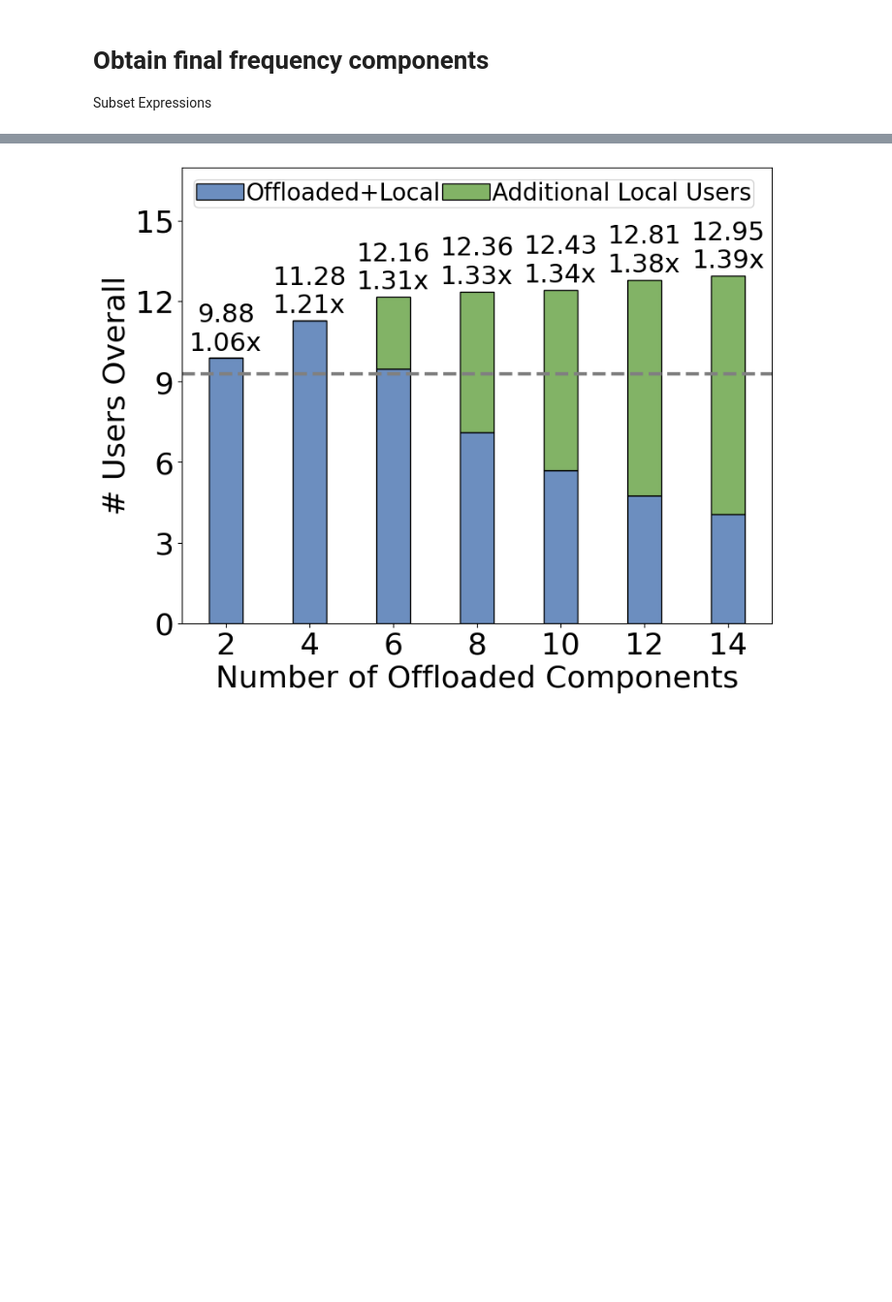
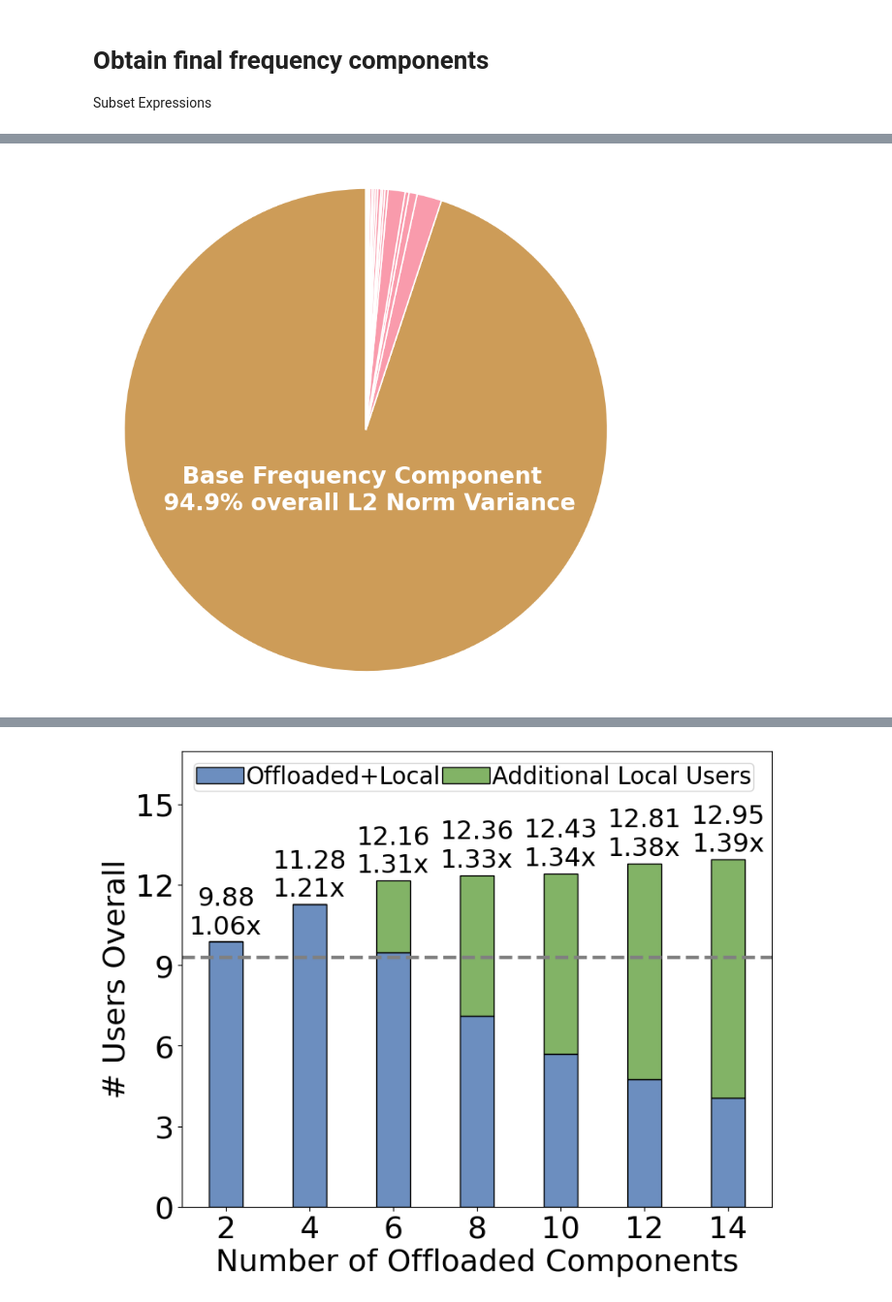
Before and after one commit to georgia-tech-synergy-lab/Privatar, a Jupyter notebook: experiment_scripts/figure_drawer/results_fig.ipynb, the cells around one changed output, grey strips where cells are left out. Shown at 97% size. Saved outputs shown, nothing was run; the diff lists cells and outputs as text; code cells hidden in the pictures; blank space fills up the shorter version.

```diff
--- a/experiment_scripts/figure_drawer/results_fig.ipynb
+++ b/experiment_scripts/figure_drawer/results_fig.ipynb
@@ -160,0 +107,48 @@ plt.show()
+# %%
+# Pie chart of L2 Norm Variance by frequency component
+fig = plt.figure(figsize=[10, 10])
+ax = plt.subplot(111)
+values = acc_bdct_only_wo_hp
+num = len(values)
+
+total = float(sum(values))
+
+# Colors: largest slice #990000, others light grey
+max_idx = int(np.argmax(values)) if num > 0 else -1
+colors = ["#F99BAC"] * num
+if max_idx >= 0:
+    colors[max_idx] = "#CD9C58"
+
+wedges, texts, autotexts = ax.pie(
+    values,
+    labels=None,
+    autopct='%1.0f%%',  # placeholder; we'll overwrite text
+    startangle=90,
+    colors=colors,
+    textprops={'fontsize': 22, 'color': 'white'},
+    pctdistance=0.58,
+    wedgeprops={'linewidth': 1.5, 'edgecolor': 'white'}
+)
+ax.axis('equal')
+
+# Remove all index labels; only label the largest slice
+# for i, autotext in enumerate(autotexts):
+#     if i == max_idx:
+#         autotext.set_text('Base Frequency Component')
+#         autotext.set_color('white')
+#         autotext.set_fontsize(24)
+#         autotext.set_weight('bold')
+#     else:
+#         autotext.set_text('')
+# Remove all autotexts (percentages) and add a central label instead.
+for autotext in autotexts:
+    autotext.set_text('')
+
+ax.text(0, -0.25, 'Base Frequency Component \n 94.9% overall L2 Norm Variance', ha='center', va='center',
+        color='white', fontsize=24, fontweight='bold')
+
+
+plt.savefig('l2_norm_covar_pie_chart.pdf', bbox_inches="tight", transparent=True)
+plt.show()
+# %% [output]
+[figure, added]
```
Also changed, not shown: parts of 15 cells of this notebook.
